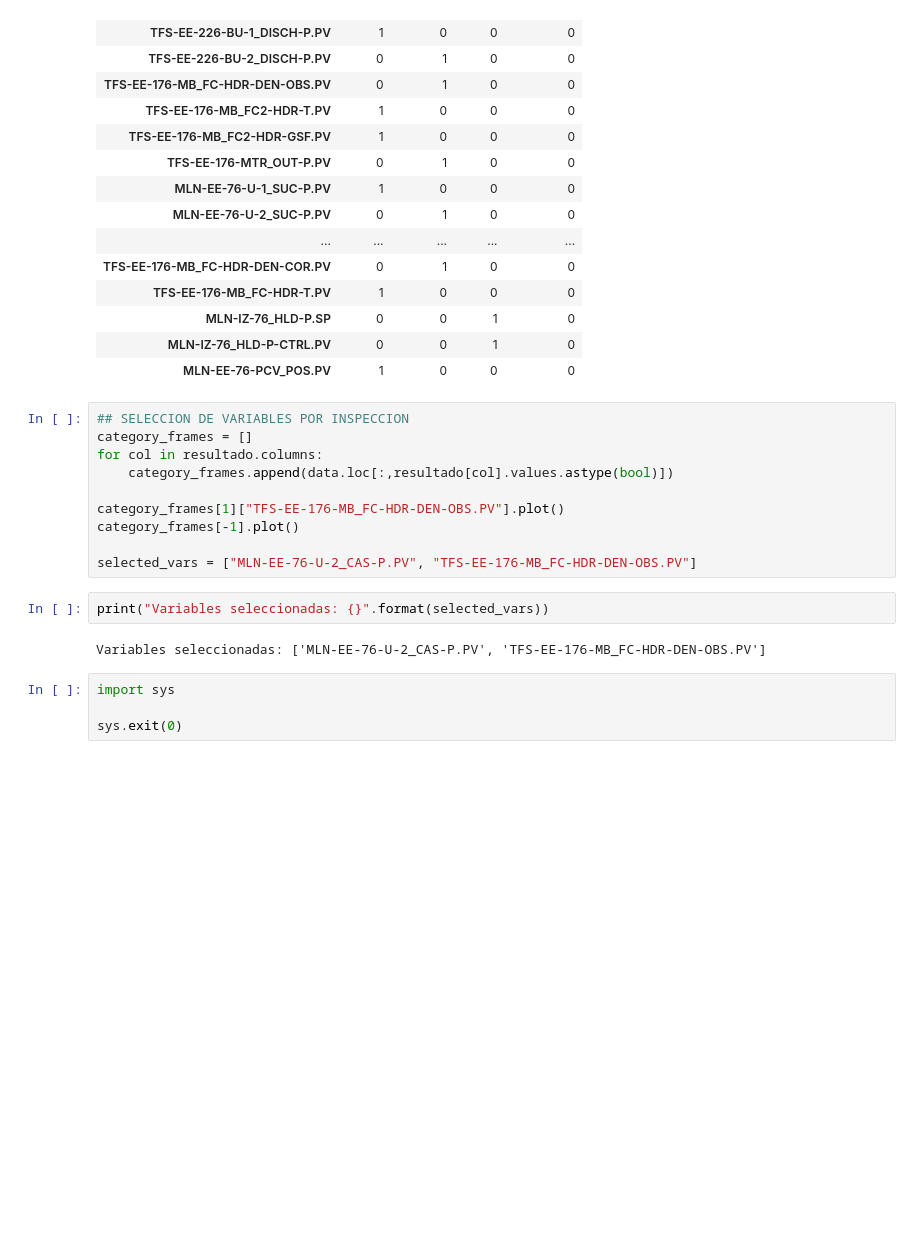
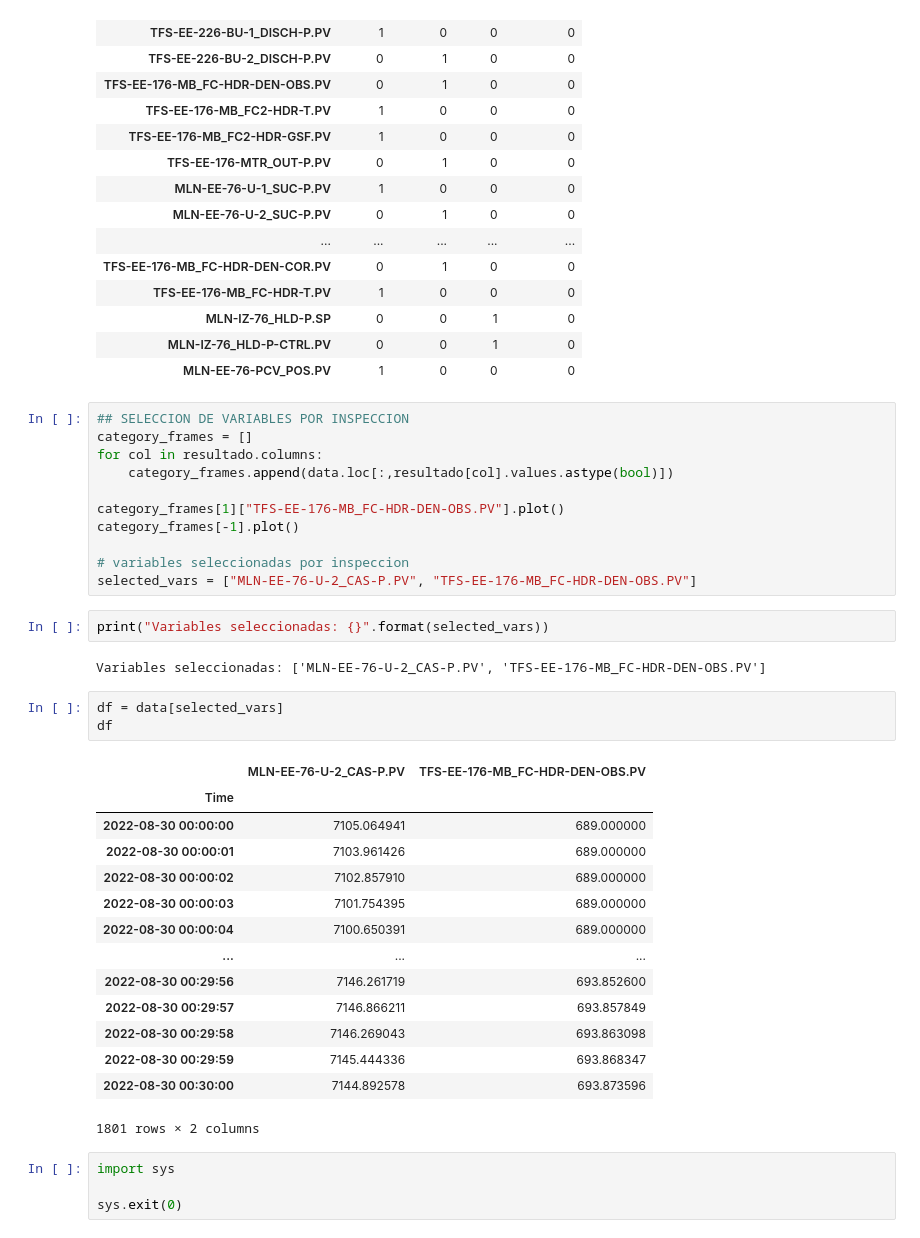
Before and after one commit to jackonedev/GifAnimationsAPP, a Jupyter notebook: second_dataset.ipynb, the cells around one changed output. Drawn from its saved outputs; the diff is of its cells as text; blank space fills up the shorter version.

```diff
--- a/second_dataset.ipynb
+++ b/second_dataset.ipynb
@@ -105,11 +105,30 @@ for col in resultado.columns:
 category_frames[1]["TFS-EE-176-MB_FC-HDR-DEN-OBS.PV"].plot()
 category_frames[-1].plot()
 
+# variables seleccionadas por inspeccion
 selected_vars = ["MLN-EE-76-U-2_CAS-P.PV", "TFS-EE-176-MB_FC-HDR-DEN-OBS.PV"]
 # %%
 print("Variables seleccionadas: {}".format(selected_vars))
 # %% [output]
 Variables seleccionadas: ['MLN-EE-76-U-2_CAS-P.PV', 'TFS-EE-176-MB_FC-HDR-DEN-OBS.PV']
+# %%
+df = data[selected_vars]
+df
+# %% [output]
+|  | MLN-EE-76-U-2_CAS-P.PV | TFS-EE-176-MB_FC-HDR-DEN-OBS.PV |
+| Time |  |  |
+| 2022-08-30 00:00:00 | 7105.064941 | 689.000000 |
+| 2022-08-30 00:00:01 | 7103.961426 | 689.000000 |
+| 2022-08-30 00:00:02 | 7102.857910 | 689.000000 |
+| 2022-08-30 00:00:03 | 7101.754395 | 689.000000 |
+| 2022-08-30 00:00:04 | 7100.650391 | 689.000000 |
+| ... | ... | ... |
+| 2022-08-30 00:29:56 | 7146.261719 | 693.852600 |
+| 2022-08-30 00:29:57 | 7146.866211 | 693.857849 |
+| 2022-08-30 00:29:58 | 7146.269043 | 693.863098 |
+| 2022-08-30 00:29:59 | 7145.444336 | 693.868347 |
+| 2022-08-30 00:30:00 | 7144.892578 | 693.873596 |
+1801 rows × 2 columns
 # %%
 import sys
 
```
